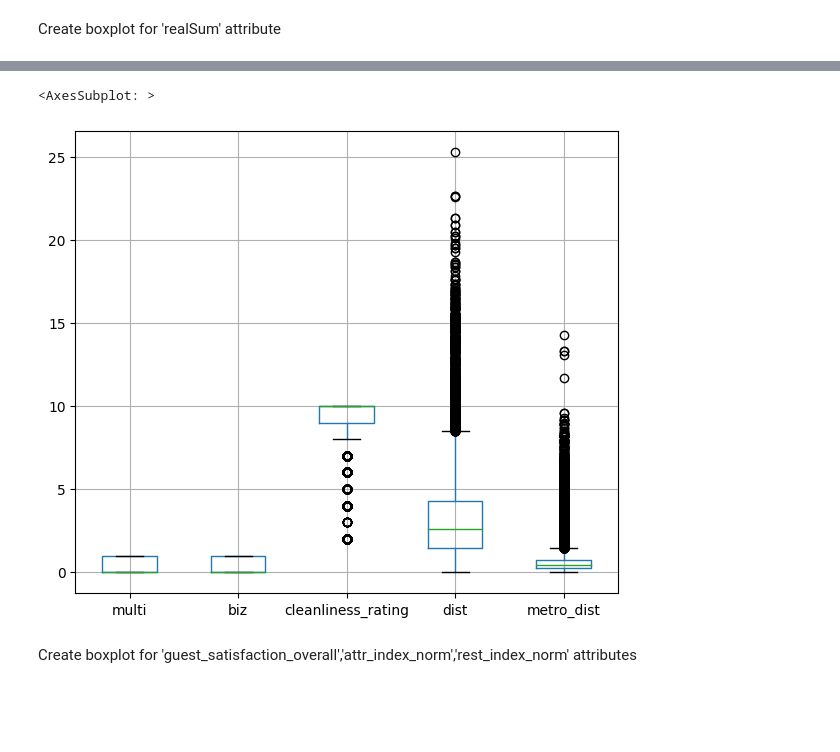
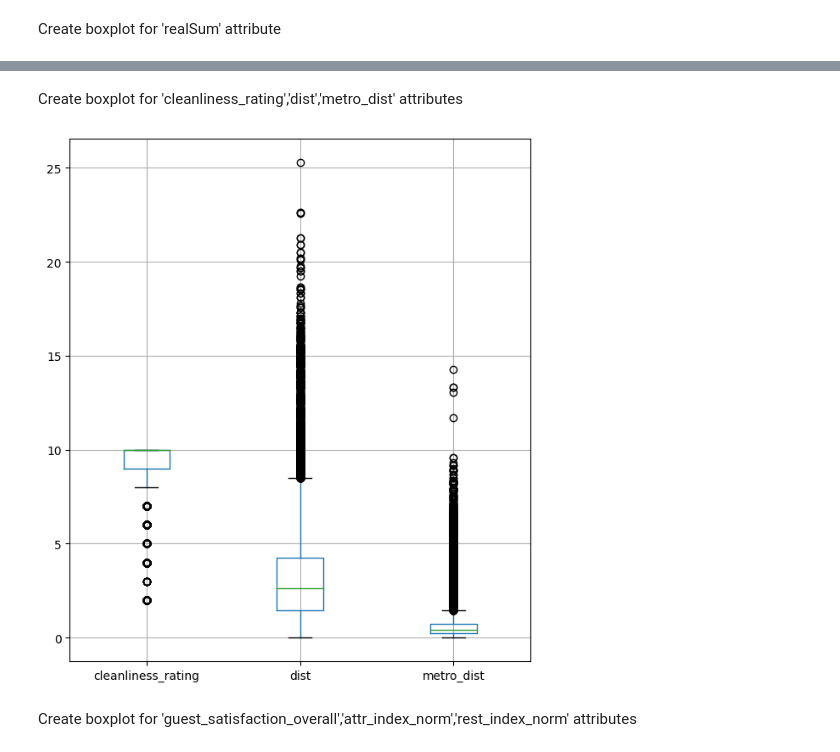
Before and after one commit to Liliia-Aliakberova/MachineLearningProject, a Jupyter notebook: Exploratory.ipynb, the cells around one changed output, grey strips where cells are left out. Saved outputs shown, nothing was run; the diff lists cells and outputs as text; code cells hidden in the pictures; blank space fills up the shorter version.

```diff
--- a/Exploratory.ipynb
+++ b/Exploratory.ipynb
@@ -158,8 +163,10 @@ Create boxplot for 'multi','biz','cleanliness_rating','dist','metro_dist' attrib
+# %% [markdown]
+Create boxplot for 'cleanliness_rating','dist','metro_dist' attributes
 # %%
-data[['multi','biz','cleanliness_rating','dist','metro_dist']].boxplot(figsize=(7, 6))
+data[['cleanliness_rating','dist','metro_dist']].boxplot(figsize=(7, 8))
+plt.show()
 # %% [output]
-<AxesSubplot: >
-[figure, old version]
+[figure, new version]
 # %% [markdown]
 Create boxplot for 'guest_satisfaction_overall','attr_index_norm','rest_index_norm' attributes
 # %%
```
Also changed, not shown: parts of 16 cells of this notebook, 1 other file.
